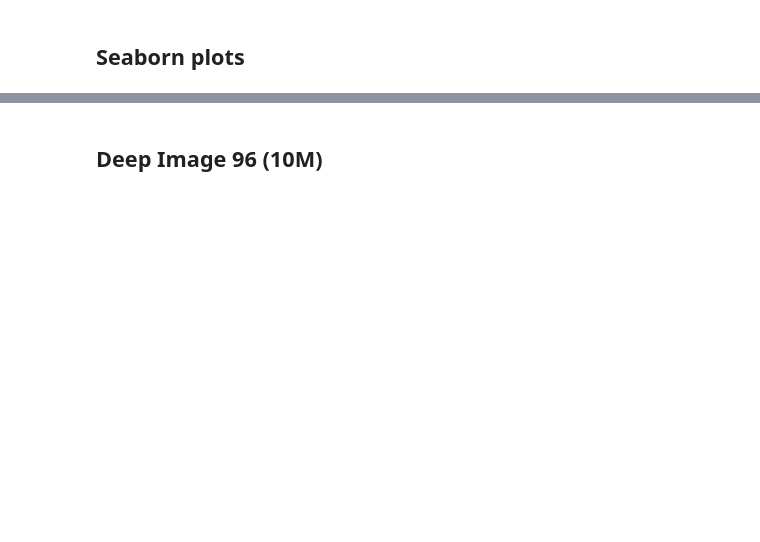
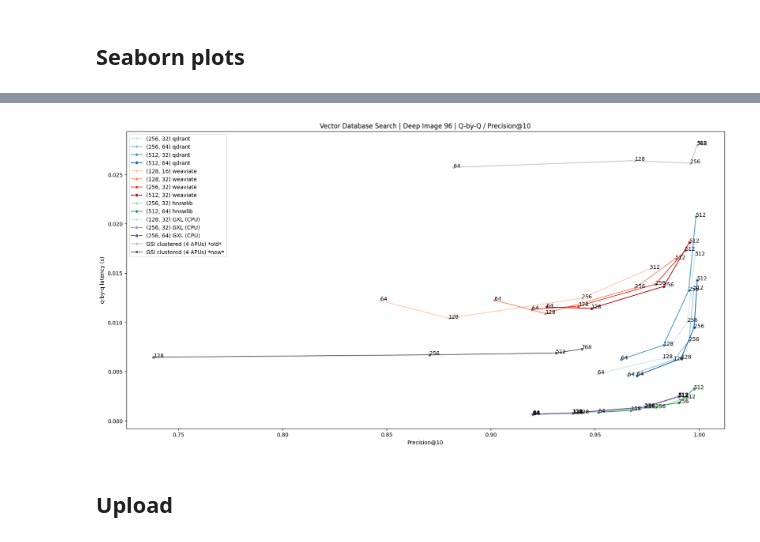
Before and after one commit to qdrant/vector-db-benchmark, a Jupyter notebook: results.ipynb, the cells around one changed output, grey strips where cells are left out. Saved outputs shown, nothing was run; the diff lists cells and outputs as text; code cells hidden in the pictures; blank space fills up the shorter version.

```diff
--- a/results.ipynb
+++ b/results.ipynb
@@ -118,7 +126,8 @@ columns = ['vdb', 'm', 'efc', 'ef', 'dataset', 'dim', 'parallel', 'total_time',
              'precisions', 'latencies']
 weav_df = pd.DataFrame(columns=columns)
 for fname in weaviate_search:
-    weav_df.loc[len(weav_df)] = parse_weav_search(fname)
+    row = parse_weav_search(fname)
+    weav_df.loc[len(weav_df)] = row
 weav_df = weav_df.sort_values(by=['m', 'efc', 'dim', 'ef']).reset_index(drop=True)
 weav_df.parallel.fillna(0, inplace=True)
 # %%
@@ -540,8 +174,0 @@ fig.show()
-# %%
-hnsw_files = [x for x in search_files if "hnswlib" in x]
-hnsw_df = pd.DataFrame(columns=parse_weav_search(hnsw_files[0]).keys())
-for fname in hnsw_files:
-    row = parse_weav_search(fname)
-    hnsw_df.loc[len(hnsw_df), :] = row
-hnsw_df.vdb = 'hnswlib'
-hnsw_df = hnsw_df.sort_values(['m', 'efc', 'ef', 'parallel']).reset_index(drop=True)
@@ -835,2 +174,0 @@ fig.show()
-# %% [markdown]
-## Deep Image 96 (10M)
@@ -836,0 +189,65 @@ fig.show()
+# %%
+gb = weav_copy.groupby(['efc', 'm', 'ef']).agg({'mean_precisions': 'mean', 'mean_time': 'mean'})
+weav_copy = gb.reset_index()
+gb = qdrant_copy.groupby(['efc', 'm', 'hnsw_ef']).agg({'mean_precisions': 'mean', 'mean_time': 'mean'})
+qdrant_copy = gb.reset_index()
+gb = hnsw_copy.groupby(['efc', 'm', 'ef']).agg({'mean_precisions': 'mean', 'mean_time': 'mean'})
+hnsw_copy = gb.reset_index()
+gb = gxl_copy.groupby(['efc', 'm', 'ef']).agg({'mean_precisions': 'mean', 'mean_time': 'mean'})
+gxl_copy = gxl_copy.reset_index()
+# %%
+fig, ax = plt.subplots(figsize=(20,10))
+
+qdrant_configs = qdrant_copy.groupby(["efc", "m"]).count().index.to_list()
+weav_configs = weav_copy.groupby(["efc", "m"]).count().index.to_list()
+hnsw_configs = hnsw_copy.groupby(["efc", "m"]).count().index.to_list()
+gxl_configs = gxl_copy.groupby(["efc", "m"]).count().index.to_list()
+gsi_configs = gsi_copy.groupby("nbits").count().index.to_list()
+
+ax.set_title("Vector Database Search | Deep Image 96 | Q-by-Q / Precision@10")
+ax.set_xlabel("Precision@10")
+ax.set_ylabel("q-by-q latency (s)")
+
+palette = sns.color_palette("Blues", len(qdrant_configs))
+sns.lineplot(data=qdrant_copy, x="mean_precisions", y="mean_time", hue=qdrant_copy[["efc", "m"]].apply(tuple, axis=1), marker="o", palette=palette)
+for ef, x, y in zip(qdrant_copy.hnsw_ef, qdrant_copy.mean_precisions, qdrant_copy.mean_time):
+    plt.annotate(ef, (x, y))
+
+palette = sns.color_palette("Reds", len(weav_configs))
+sns.lineplot(data=weav_copy, x="mean_precisions", y="mean_time", hue=weav_copy[["efc", "m"]].apply(tuple, axis=1), marker="o", palette=palette)
+for ef, x, y in zip(weav_copy.ef, weav_copy.mean_precisions, weav_copy.mean_time):
+    plt.annotate(ef, (x, y))
+
+palette = sns.color_palette("Greens", len(hnsw_configs))
+sns.lineplot(data=hnsw_copy, x="mean_precisions", y="mean_time", hue=hnsw_copy[["efc", "m"]].apply(tuple, axis=1), marker="o", palette=palette)
+for ef, x, y in zip(hnsw_copy.ef, hnsw_copy.mean_precisions, hnsw_copy.mean_time):
+    plt.annotate(ef, (x,y))
+
+palette = sns.color_palette("Purples", len(gxl_configs))
+sns.lineplot(data=gxl_copy, x="mean_precisions", y="mean_time", hue=gxl_copy[["efc", "m"]].apply(tuple, axis=1), marker="o", palette=palette)
+for ef, x, y in zip(gxl_copy.ef, gxl_copy.mean_precisions, gxl_copy.mean_time):
+    plt.annotate(ef, (x,y))
+
+palette = sns.color_palette("Greys", 2)
+sns.lineplot(data=gsi_copy, x="mean_precisions", y="mean_time", hue=("new"), marker="o", palette=palette)
+for nbits, x, y in zip(gsi_copy.nbits, gsi_copy.mean_precisions, gsi_copy.mean_time):
+    plt.annotate(nbits, (x, y))
+
+leg = ax.legend(loc='upper left')
+curr = 0
+[x.set_text(x.get_text() + ' qdrant') for x in leg.get_texts()[:len(qdrant_configs)]]
+curr += len(qdrant_configs)
+[x.set_text(x.get_text() + ' weaviate') for x in leg.get_texts()[curr:curr + len(weav_configs)]]
+curr += len(weav_configs)
+[x.set_text(x.get_text() + ' hnswlib') for x in leg.get_texts()[curr:curr + len(hnsw_configs)]]
+curr += len(hnsw_configs)
+[x.set_text(x.get_text() + ' GXL (CPU)') for x in leg.get_texts()[curr:curr + len(gxl_configs)]]
+[x.set_text('GSI clustered (4 APUs) *old*') for x in leg.get_texts()[-2:-1]]
+[x.set_text('GSI clustered (4 APUs) *new*') for x in leg.get_texts()[-1:]]
+
+
+fig.show()
+# %% [output]
+[figure, added]
+# %% [markdown]
+## Upload
```
Also changed, not shown: parts of 57 cells of this notebook, 12 other files.
